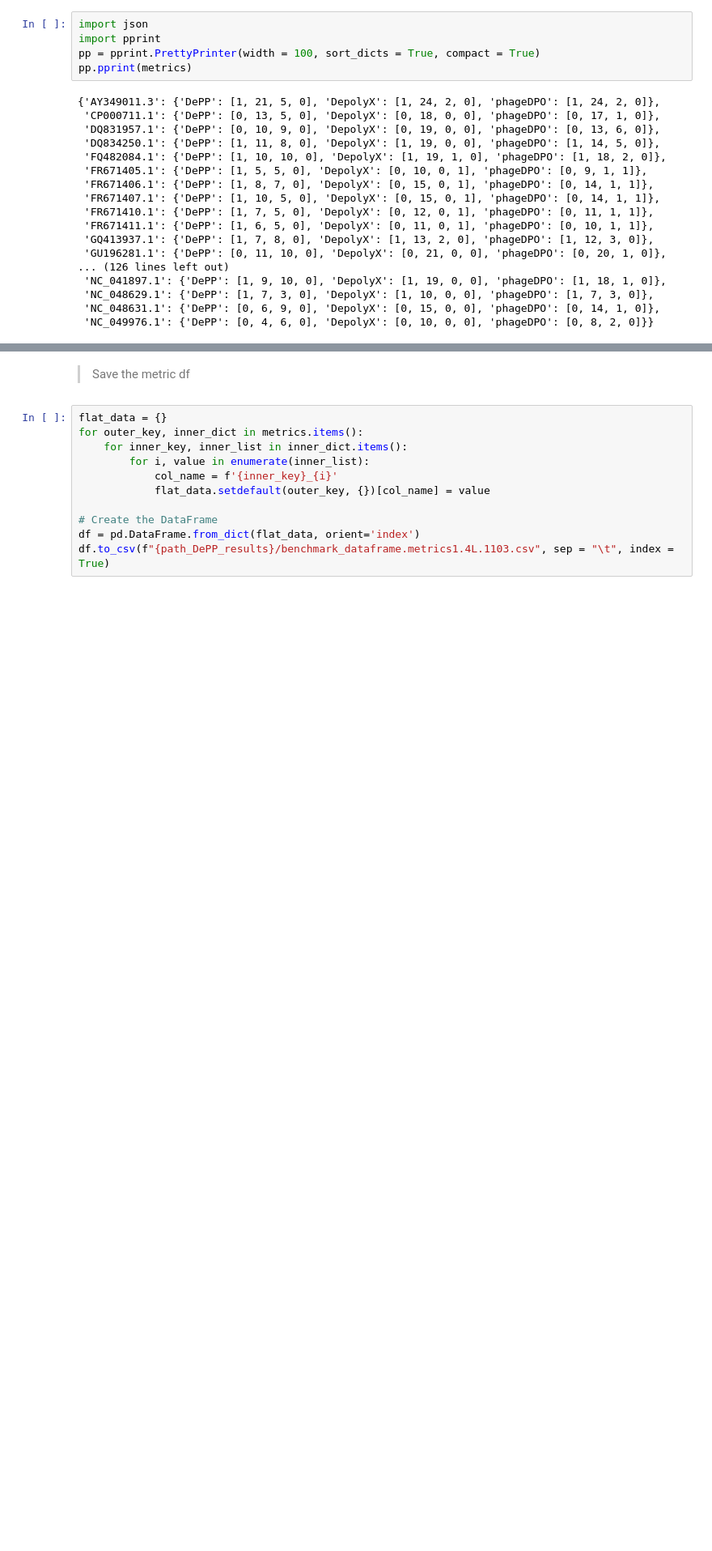
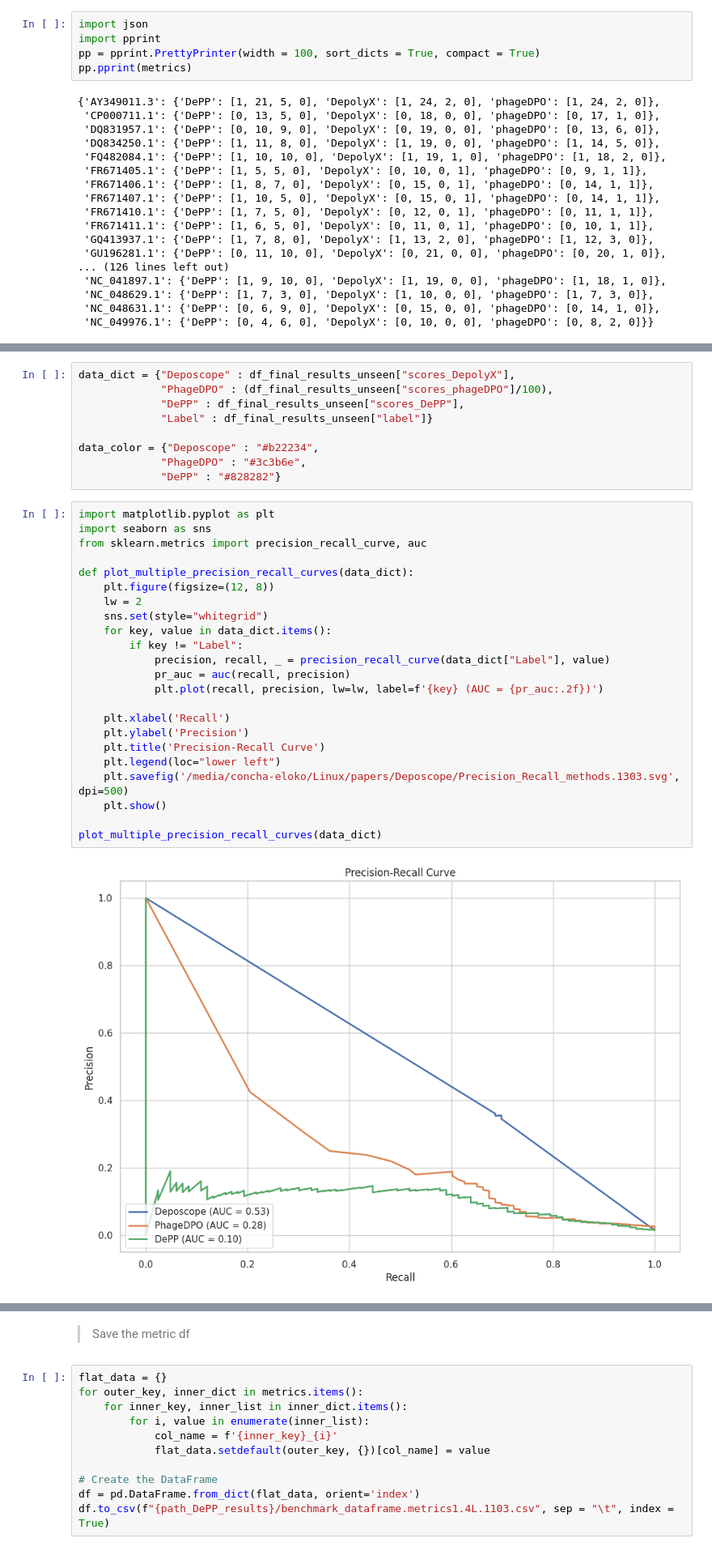
Before and after one commit to dimiboeckaerts/DepoScope, a Jupyter notebook: Training/VIII.PT5_Benchmarking.ipynb, the cells around one changed output, grey strips where cells are left out. Shown at 81% size. Saved outputs shown, nothing was run; the diff lists cells and outputs as text; blank space fills up the shorter version.

```diff
--- a/Training/VIII.PT5_Benchmarking.ipynb
+++ b/Training/VIII.PT5_Benchmarking.ipynb
@@ -294,0 +324,34 @@ pp.pprint(metrics)
+# %%
+data_dict = {"Deposcope" : df_final_results_unseen["scores_DepolyX"],
+             "PhageDPO" : (df_final_results_unseen["scores_phageDPO"]/100),
+             "DePP" : df_final_results_unseen["scores_DePP"],
+             "Label" : df_final_results_unseen["label"]}
+
+data_color = {"Deposcope" : "#b22234",
+             "PhageDPO" : "#3c3b6e",
+             "DePP" : "#828282"}
+# %%
+import matplotlib.pyplot as plt
+import seaborn as sns
+from sklearn.metrics import precision_recall_curve, auc
+
+def plot_multiple_precision_recall_curves(data_dict):
+    plt.figure(figsize=(12, 8))
+    lw = 2
+    sns.set(style="whitegrid")
+    for key, value in data_dict.items():
+        if key != "Label":
+            precision, recall, _ = precision_recall_curve(data_dict["Label"], value)
+            pr_auc = auc(recall, precision)
+            plt.plot(recall, precision, lw=lw, label=f'{key} (AUC = {pr_auc:.2f})')
+
+    plt.xlabel('Recall')
+    plt.ylabel('Precision')
+    plt.title('Precision-Recall Curve')
+    plt.legend(loc="lower left")
+    plt.savefig('/media/concha-eloko/Linux/papers/Deposcope/Precision_Recall_methods.1303.svg', dpi=500)
+    plt.show()
+
+plot_multiple_precision_recall_curves(data_dict)
+# %% [output]
+[figure, added]
```
Also changed, not shown: parts of 5 cells of this notebook, 1 other file.
